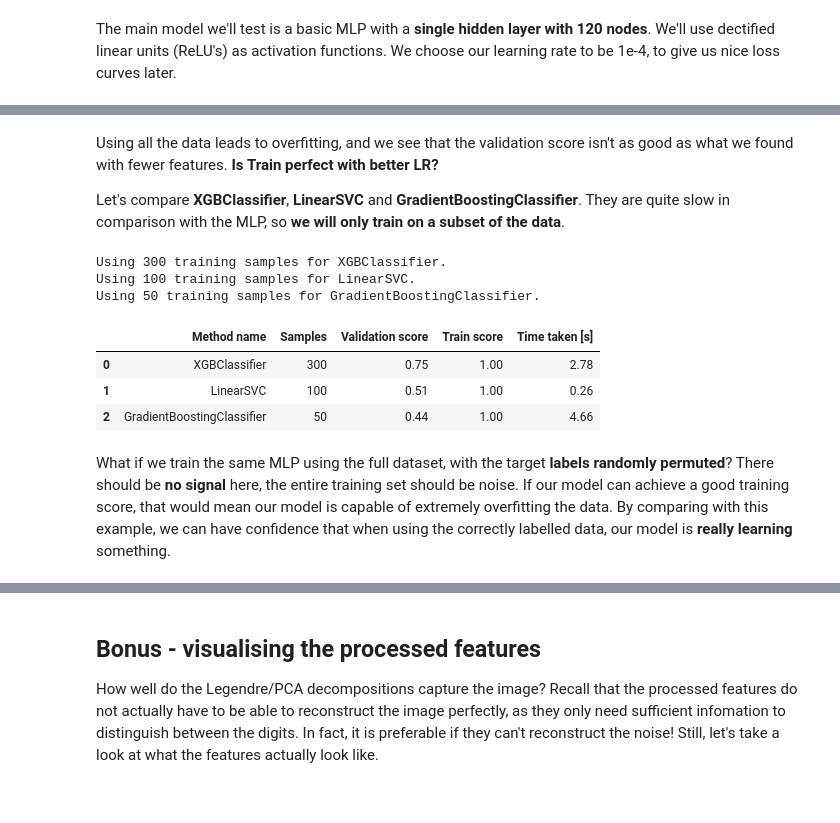
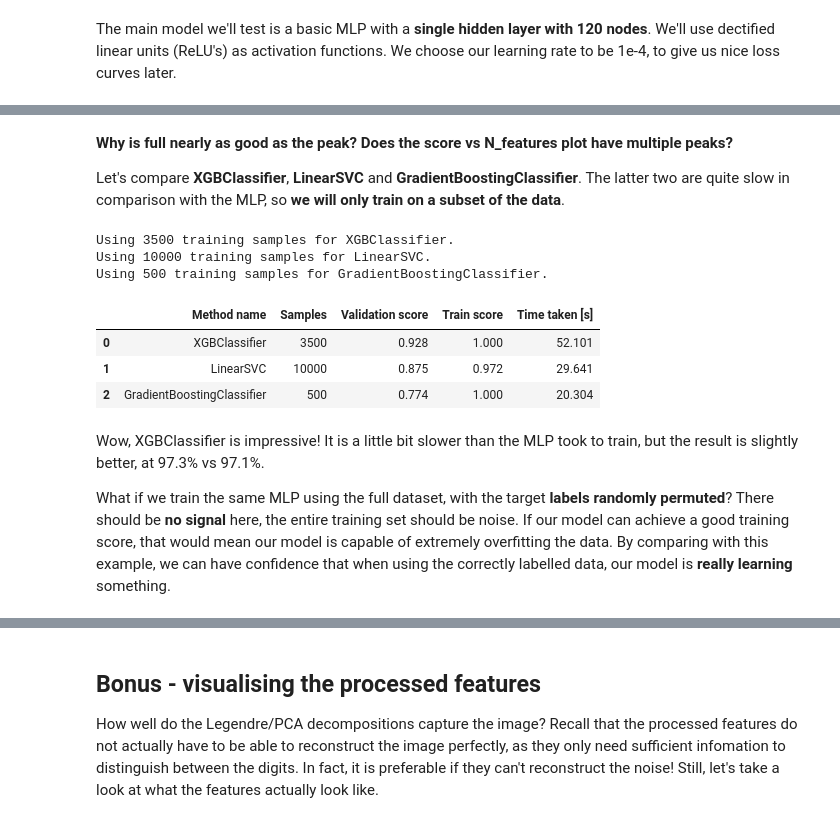
Before and after one commit to pc559/mnist_comparison, a Jupyter notebook: mnist_compare.ipynb, the cells around one changed output, grey strips where cells are left out. Drawn from its saved outputs; the diff is of its cells as text; code cells hidden in the pictures.

```diff
--- a/mnist_compare.ipynb
+++ b/mnist_compare.ipynb
@@ -78,7 +92,8 @@ from xgboost import XGBClassifier
 from time import time
 from collections import Counter
 from IPython.display import display
-pd.options.display.float_format = '{:.2f}'.format
+np.random.seed(42)
+pd.options.display.float_format = '{:.3f}'.format
 # %%
 name = 'mnist_784'
 mnist = fetch_openml(name, data_home='~/scikit_learn_data/openml/'+name)
@@ -139,7 +172,10 @@ We'll use PCA to pick out a set of features which should hopefully capture the d
 # %%
 pca_results = []
 display_cols = ['Features','Validation score','Train score','Time taken [s]']
-for sqrt_n_components in range(1,22,2):
+## # This is a bit innefficient as the PCA need only be done once,
+## # and the first n_components taken at each iteration
+## # (but this way lets us use the pipeline set-up).
+for sqrt_n_components in range(8,29,5):
     n_components = sqrt_n_components**2
     t1 = time()
     pca = PCA(n_components=n_components, random_state=42)
@@ -150,7 +186,9 @@ for sqrt_n_components in range(1,22,2):
     score_valid = accuracy_score(y_valid, pca_pipe.predict(X_valid))
     score_train = accuracy_score(y_train, pca_pipe.predict(X_train))
     pca_results.append([n_components, score_valid, score_train, t2-t1])
+    print(n_components, end='\t')
     #print(n_components, score_valid, score_train, t2-t1, sep='\t', flush=True)
+print('')
 pca_results = np.array(pca_results)
 pd.DataFrame(pca_results, columns=display_cols)
 # %% [output]
@@ -212,66 +251,56 @@ pd.DataFrame([full_result], columns=display_cols)
 # %% [markdown]
-Using all the data leads to overfitting, and we see that the validation score isn't as good as what
-we found with fewer features. **Is Train perfect with better LR?**
+**Why is full nearly as good as the peak? Does the score vs N_features plot have multiple peaks?**
 
 Let's compare **XGBClassifier**, **LinearSVC** and **GradientBoostingClassifier**.
-They are quite slow in comparison with the MLP, so **we will only train on a subset of the data**.
+The latter two are quite slow in comparison with the MLP, so **we will only train on a subset of the data**.
 # %%
-## # Move to end?
-## # Is there an even class distr after the cut?
-#'''
-methods = [XGBClassifier, LinearSVC, GradientBoostingClassifier]#, SVC]
-mthd_params = dict()
-mthd_params[LinearSVC.__name__] = {'max_iter':4000}
-mthd_params[XGBClassifier.__name__] = {'use_label_encoder':False, "objective":"multi:softmax","num_class":10, "eval_metric":"mlogloss"}
-mthd_params[GradientBoostingClassifier.__name__] = {}
-
-## # Bad naming - need to clean up method vs mthd.
-mthd_results = []
-#print(help(XGBClassifier.score))
-#print('Method name\tSamples\tValidation score\tTrain score\tTime taken [s]')
-for mthd in methods:
-    #print(mthd.__name__, end='\t', flush=True)
+other_results = []
+for mthd in other_methods:
     n_components = X_valid.shape[1]
     t1 = time()
     #print(np.shape(X_train[:100,:100]))
-    mthd_pipe = Pipeline([('scaler', StandardScaler()), (mthd.__name__, mthd(**mthd_params[mthd.__name__]))])
+    mthd_pipe = Pipeline([('scaler', StandardScaler()), (mthd.__name__, mthd(**other_params[mthd.__name__]))])
     cut = N_samples_cut[mthd.__name__]
-    print(f'Using {cut} training samples for {mthd.__name__}.')
+    print(f'Using {cut} training samples for {mthd.__name__}.', flush=True)
     #print(X_train[:cut][:10].sum())
     #print(y_train[:cut][:10].values)
     if mthd.__name__=='XGBClassifier':
         label_encoder = LabelEncoder()
         label_encoder = label_encoder.fit(y_train[:cut].astype("category"))
-        mthd_pipe.fit(X_train[:cut], label_encoder.transform(y_train[:cut].astype("category")))
+        #fit_dict = {'XGBClassifier__early_stopping_rounds':XGB_early_stopping_rounds}
+        mthd_pipe.fit(X_train[:cut], label_encoder.transform(y_train[:cut].astype("category")))#, **fit_dict)
     else:
         mthd_pipe.fit(X_train[:cut], y_train[:cut])
     t2 = time()
     #print(mthd_pipe.predict(X_valid[:10]))
     #print(y_valid[:10].values)
     score_valid, score_train = 0., 0.
     if mthd.__name__=='XGBClassifier':
         score_valid = accuracy_score(label_encoder.transform(y_valid[:cut]), mthd_pipe.predict(X_valid[:cut]))
         score_train = accuracy_score(label_encoder.transform(y_train[:cut]), mthd_pipe.predict(X_train[:cut]))
     else:
         score_valid = accuracy_score(y_valid[:cut], mthd_pipe.predict(X_valid[:cut]))
         score_train = accuracy_score(y_train[:cut], mthd_pipe.predict(X_train[:cut]))
-    mthd_results.append([mthd.__name__, cut, score_valid, score_train, t2-t1])
+    other_results.append([mthd.__name__, cut, score_valid, score_train, t2-t1])
     #print(mthd.__name__, cut, score_valid, score_train, round((t2-t1),2), sep='\t', flush=True)#'''
 """XGBClassifier	10000	0.9529	1.0	80.43"""
 """XGBClassifier	30000	0.9730857142857143	1.0	258.93
 LinearSVC	10000	0.8603	0.9772	49.94
 GradientBoostingClassifier	5000	0.919	0.9992	212.92"""
 display_cols = ['Method name','Samples','Validation score','Train score','Time taken [s]']
-pd.DataFrame(mthd_results, columns=display_cols)
+pd.DataFrame(other_results, columns=display_cols)
 # %% [output]
-Using 300 training samples for XGBClassifier.
-Using 100 training samples for LinearSVC.
-Using 50 training samples for GradientBoostingClassifier.
+Using 3500 training samples for XGBClassifier.
+Using 10000 training samples for LinearSVC.
+Using 500 training samples for GradientBoostingClassifier.
 |  | Method name | Samples | Validation score | Train score | Time taken [s] |
-| 0 | XGBClassifier | 300 | 0.75 | 1.00 | 2.78 |
-| 1 | LinearSVC | 100 | 0.51 | 1.00 | 0.26 |
-| 2 | GradientBoostingClassifier | 50 | 0.44 | 1.00 | 4.66 |
+| 0 | XGBClassifier | 3500 | 0.928 | 1.000 | 52.101 |
+| 1 | LinearSVC | 10000 | 0.875 | 0.972 | 29.641 |
+| 2 | GradientBoostingClassifier | 500 | 0.774 | 1.000 | 20.304 |
 # %% [markdown]
+Wow, XGBClassifier is impressive! It is a little bit slower than the MLP took to train,
+but the result is slightly better, at 97.3% vs 97.1%.
+
 What if we train the same MLP using the full dataset, with the target **labels randomly permuted**?
 There should be **no signal** here, the entire training set should be noise.
 If our model can achieve a good training score, that would mean our model is capable of extremely overfitting the data.
```
Also changed, not shown: parts of 24 cells of this notebook.
